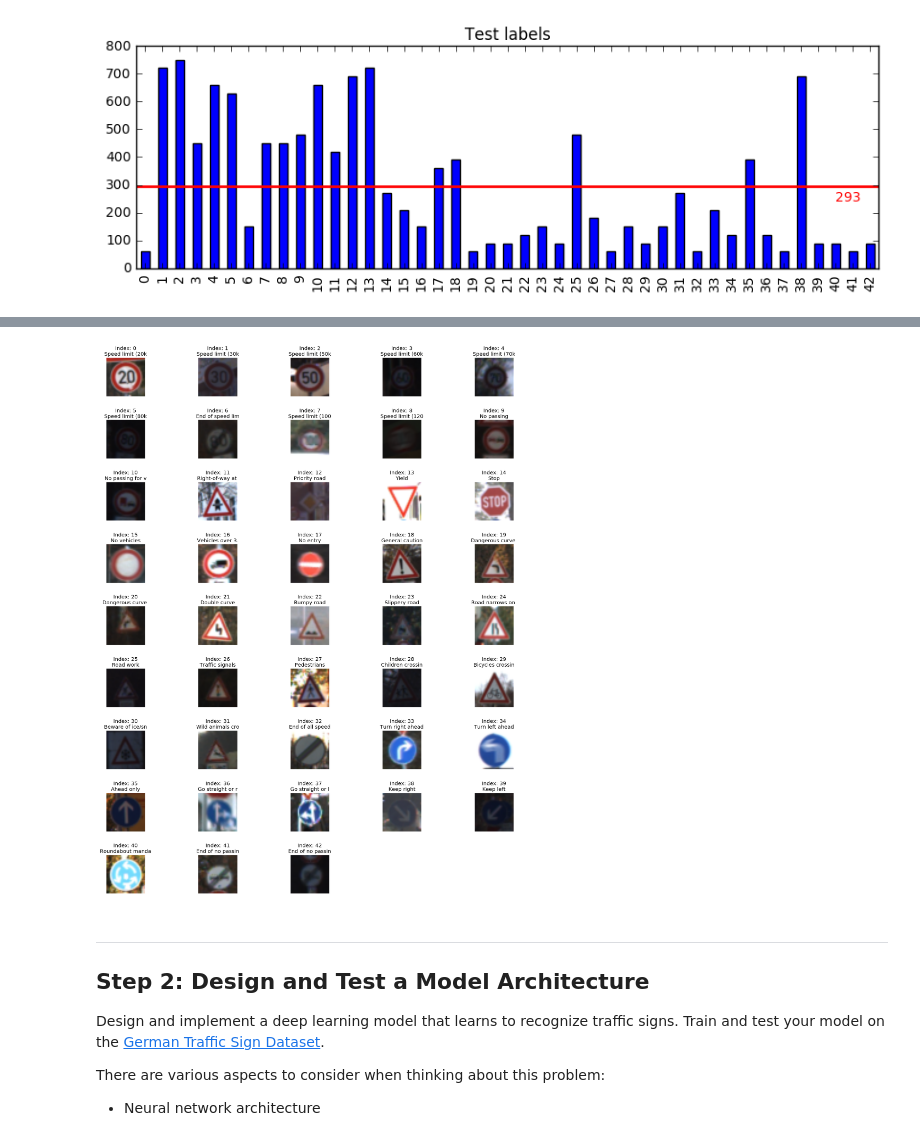
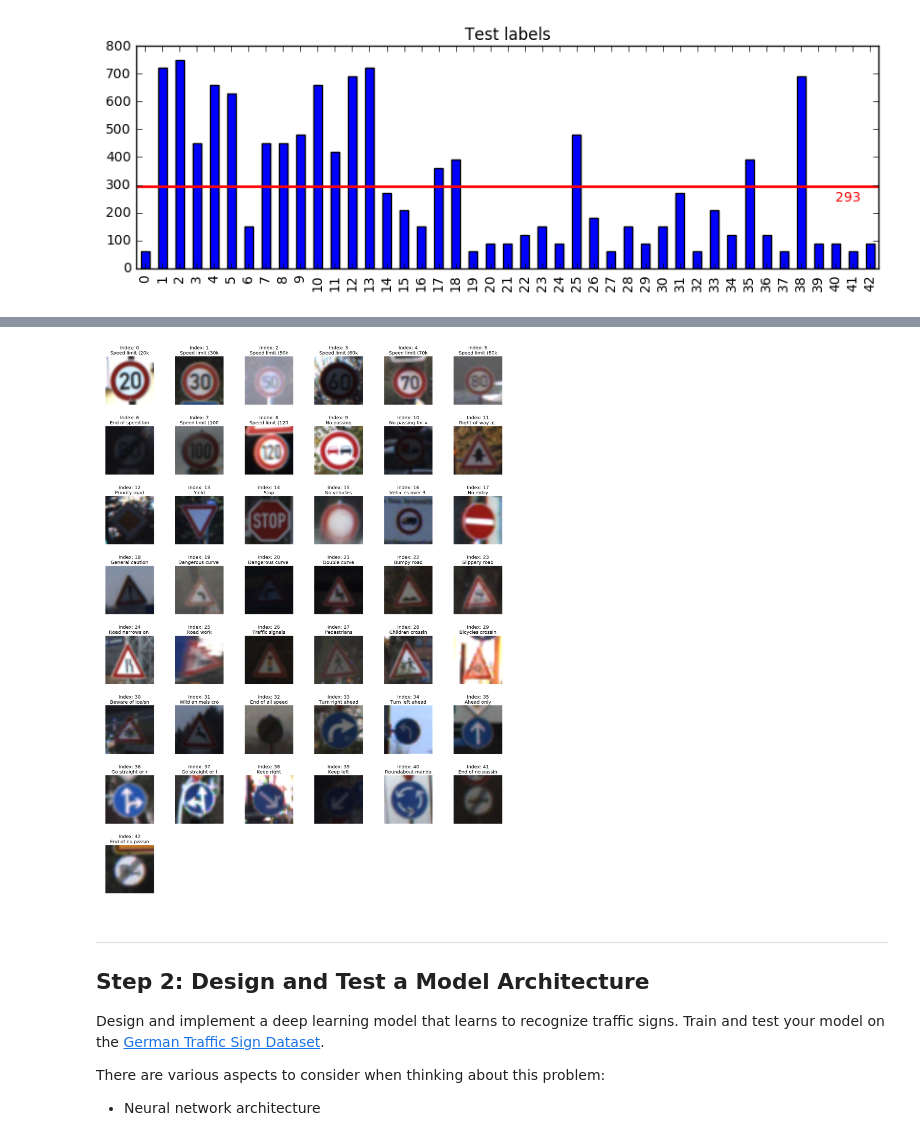
Before and after one commit to kcbighuge/CarND-Traffic-Sign-Classifier-Project-P2, a Jupyter notebook: Traffic_Sign_Classifier_v1.ipynb, the cells around one changed output, grey strips where cells are left out. Cells and saved outputs as stored; diff of their text form; code cells hidden in the pictures.

```diff
--- a/Traffic_Sign_Classifier_v1.ipynb
+++ b/Traffic_Sign_Classifier_v1.ipynb
@@ -158,20 +156,20 @@ plt.axis('off');
 # %%
 # Look at a random image from each class
 train_label_cts = pd.Series(y_train).value_counts().sort_index()
 
 plt.rcParams['savefig.dpi']=120.
 plt.figure(figsize=(15, 20))
 for i in range(n_classes):
     index = random.randint(0, train_label_cts[i]-1)
     target = X_train[y_train==i]
     sample = target[index]
-    plt.subplot(10, 5, i+1)
+    plt.subplot(8, 6, i+1)
     plt.title("Index: {}\n{}".format(i, targets.iloc[i].SignName[:16]))
     plt.axis('off')
     plt.imshow(sample, cmap="gray")
 plt.tight_layout()
 # %% [output]
-[figure, old version]
+[figure, new version]
 # %% [markdown]
 ----
 
```
Also changed, not shown: parts of 32 cells of this notebook.
